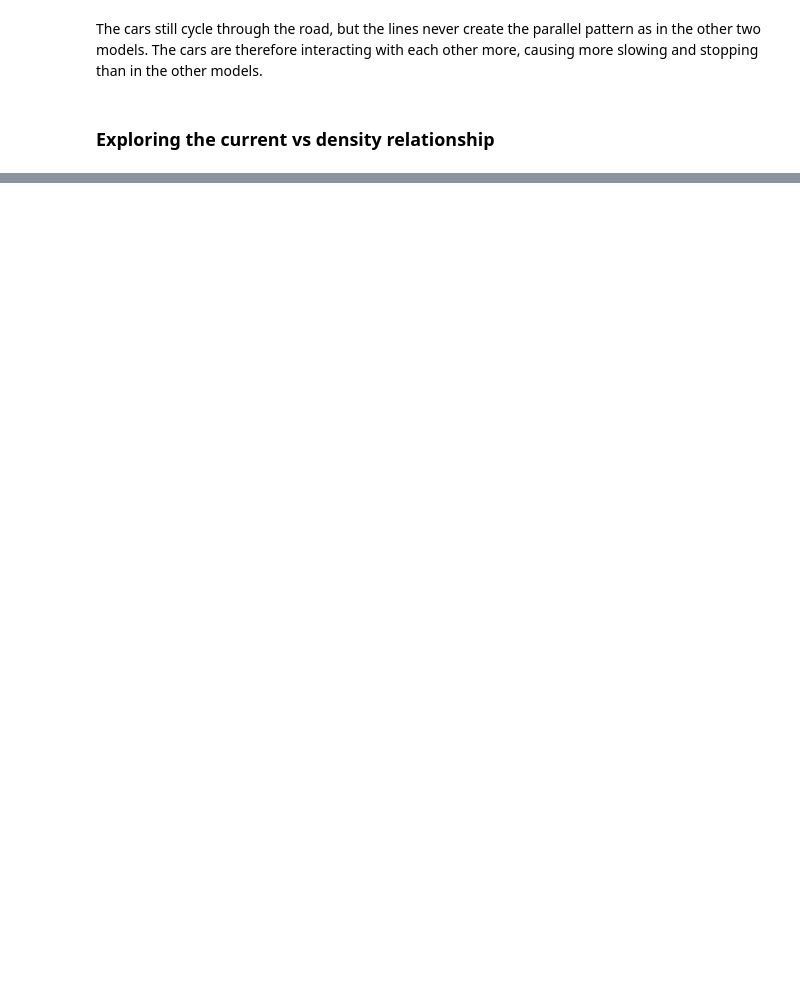
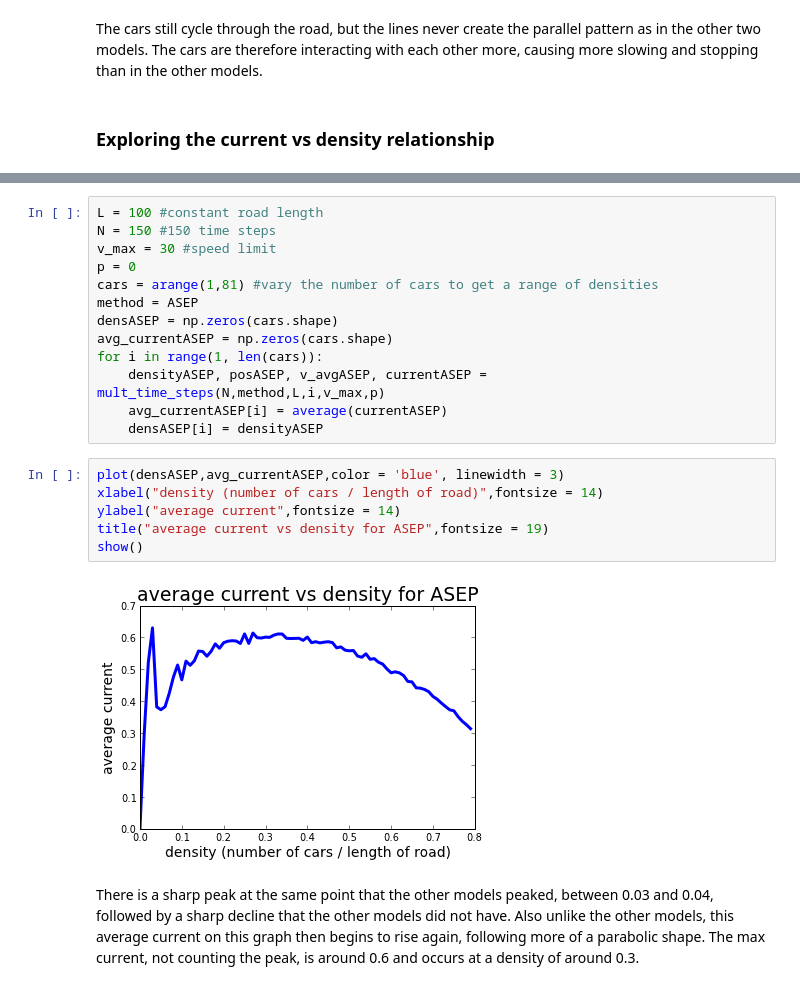
Before and after one commit to bcoit/Phys202-S13, a Jupyter notebook: Project/TrafficFlow.ipynb, the cells around one changed output, grey strips where cells are left out. Saved outputs shown, nothing was run; the diff lists cells and outputs as text; blank space fills up the shorter version.

```diff
--- a/Project/TrafficFlow.ipynb
+++ b/Project/TrafficFlow.ipynb
@@ -397,0 +450,23 @@ The cars still cycle through the road, but the lines never create the parallel p
+# %%
+L = 100 #constant road length
+N = 150 #150 time steps
+v_max = 30 #speed limit
+p = 0
+cars = arange(1,81) #vary the number of cars to get a range of densities
+method = ASEP
+densASEP = np.zeros(cars.shape)
+avg_currentASEP = np.zeros(cars.shape)
+for i in range(1, len(cars)):
+    densityASEP, posASEP, v_avgASEP, currentASEP = mult_time_steps(N,method,L,i,v_max,p)
+    avg_currentASEP[i] = average(currentASEP)
+    densASEP[i] = densityASEP
+# %%
+plot(densASEP,avg_currentASEP,color = 'blue', linewidth = 3)
+xlabel("density (number of cars / length of road)",fontsize = 14)
+ylabel("average current",fontsize = 14)
+title("average current vs density for ASEP",fontsize = 19)
+show()
+# %% [output]
+[figure, added]
+# %% [markdown]
+There is a sharp peak at the same point that the other models peaked, between 0.03 and 0.04, followed by a sharp decline that the other models did not have.  Also unlike the other models, this average current on this graph then begins to rise again, following more of a parabolic shape.  The max current, not counting the peak, is around 0.6 and occurs at a density of around 0.3.
```
Also changed, not shown: parts of 28 cells of this notebook, 3 other files.
